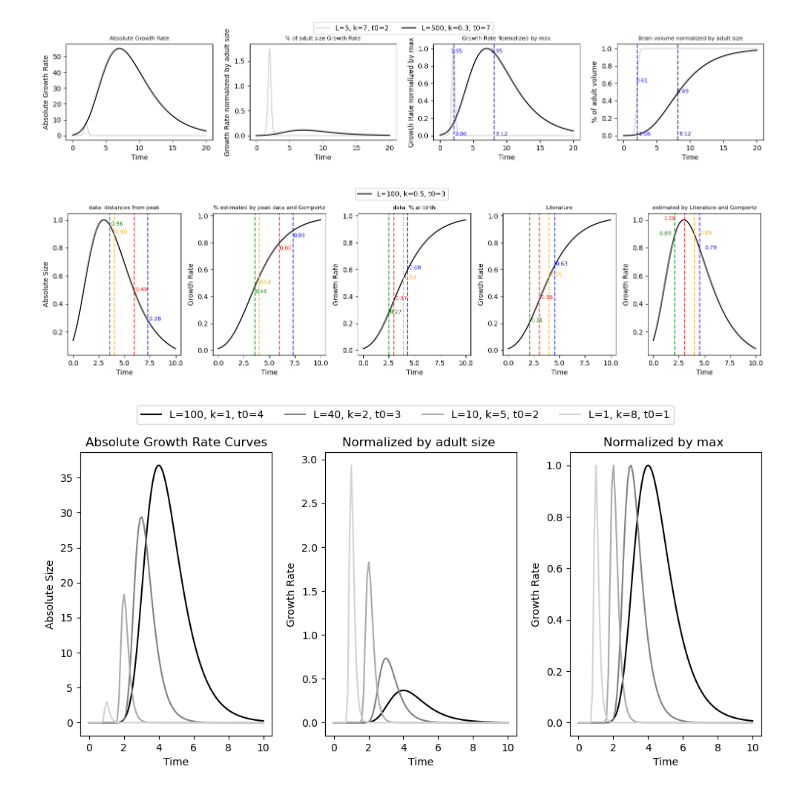
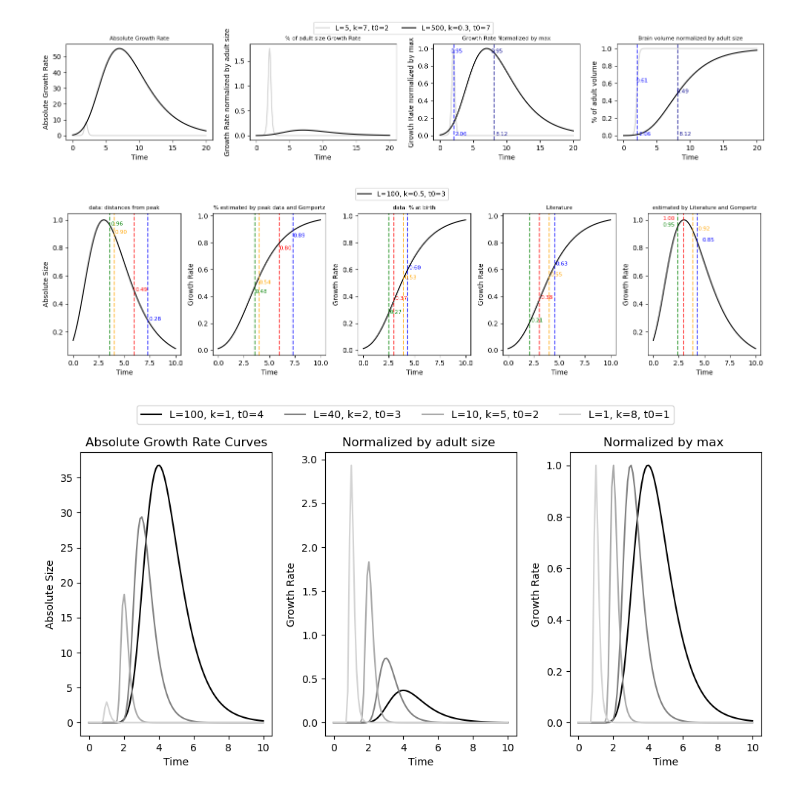
Before and after one commit to biagzi/altricial_brain_vocal_learning, a Jupyter notebook: code/Fig2Dto2G.ipynb, the cells around one changed output. Drawn from its saved outputs; the diff is of its cells as text; code cells hidden in the pictures.

Commit message:
add new plots

```diff
--- a/code/Fig2Dto2G.ipynb
+++ b/code/Fig2Dto2G.ipynb
@@ -409,7 +409,7 @@ for L, k, t0, color in L_k_t0_combinations:  # Iterate over L, k, and t0 combina
 
 i = 0
 
-data_percent_at_birth = [22,56,39,64]
+data_percent_at_birth = [27,53,37,60]
 where_to_plot = [1.5,-0.5,2,-0.5]  # Adjust the x-axis position for each species
 for L, k, t0, color in L_k_t0_combinations:  # Iterate over L, k, and t0 combinations
     y = growth_rate_Gompertz(t, k, t0, L)/ np.max(growth_rate_Gompertz(t, k, t0, L))  # Normalize by max growth rate
@@ -438,34 +438,37 @@ for L, k, t0, color in L_k_t0_combinations:  # Iterate over L, k, and t0 combina
 FONTSIZE = 8
 ax[0].set_title('data: distances from peak', fontsize=FONTSIZE)
 ax[0].set_xlabel('Time')
 ax[0].set_ylabel('Absolute Size')
 
 ax[1].set_title('% estimated by peak data and Gompertz', fontsize=FONTSIZE)
 ax[1].set_xlabel('Time')
 ax[1].set_ylabel('Growth Rate')
 
 ax[2].set_title('data: % at birth',fontsize=FONTSIZE)
 ax[2].set_xlabel('Time')
 ax[2].set_ylabel('Growth Rate')
 
 ax[3].set_title('Literature',fontsize=FONTSIZE)
 ax[3].set_xlabel('Time')
 ax[3].set_ylabel('Growth Rate')
 
 
 ax[4].set_title('estimated by Literature and Gompertz',fontsize=FONTSIZE)
 ax[4].set_xlabel('Time')
 ax[4].set_ylabel('Growth Rate')
 
 
 # Add a single legend for the entire figure
 handles, labels = ax[0].get_legend_handles_labels()
 fig.legend(handles, labels, loc='upper center', bbox_to_anchor=(0.5, 1.02), ncol=5)
 
 # Adjust layout
 plt.tight_layout(rect=[0, 0, 1, 0.95])  # Leave space for the legend
+
+
+fig.savefig("{0}/figs/2D_E_F_G_data_correspondence.pdf".format(PYTHON_PATH), dpi=800)
 # %% [output]
-[figure, old version]
+[figure, new version]
 # %%
 # Define parameters for the growth function
 t_birth_delay = 0.2
```
Also changed, not shown: 3 other files.
